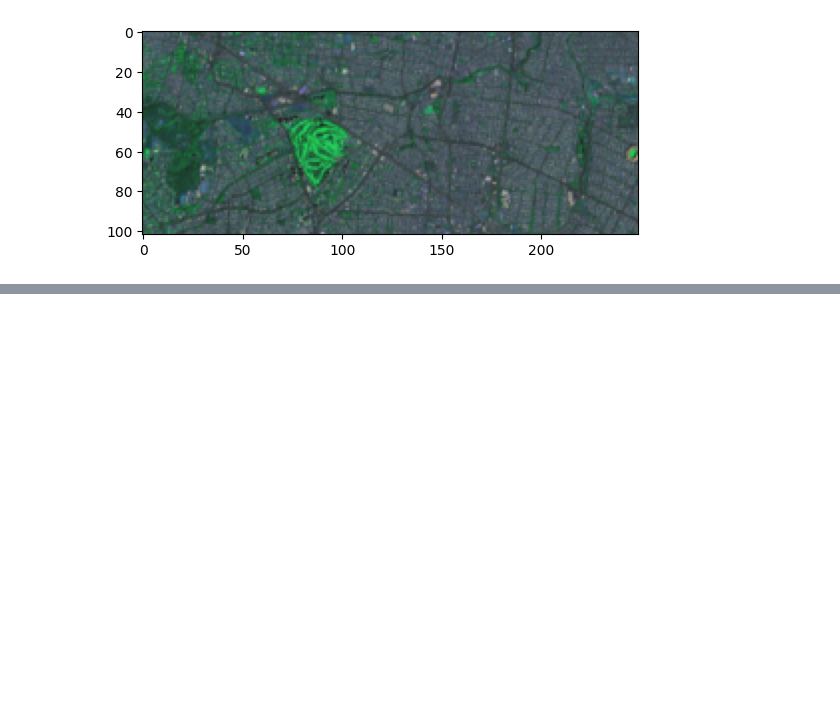
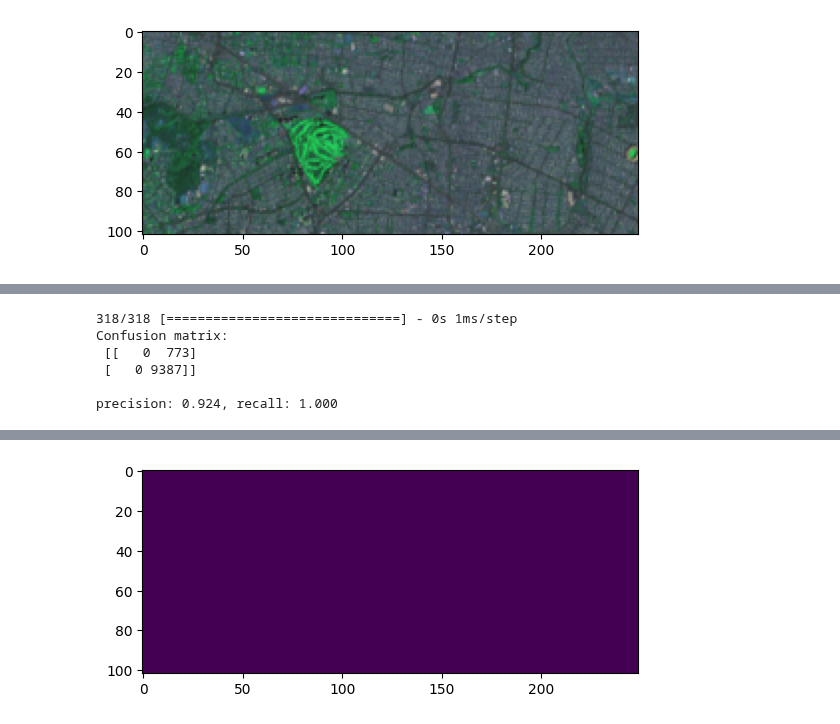
Before and after one commit to vshalisko/GEE, a Jupyter notebook: Colab/Landsat_ANN_test.ipynb, the cells around one changed output, grey strips where cells are left out. Saved outputs shown, nothing was run; the diff lists cells and outputs as text; code cells hidden in the pictures; blank space fills up the shorter version.

```diff
--- a/Colab/Landsat_ANN_test.ipynb
+++ b/Colab/Landsat_ANN_test.ipynb
@@ -185 +185,16 @@ Full B array (102, 249, 1)
 [figure]
+# %%
+array_full_t = np.transpose(array_full, (2, 0, 1))
+array_labels_t = np.transpose(array_labels, (2, 0, 1))
+print(array_full_t.shape)
+print(array_labels_t.shape)
+x_features = convert.array_to_table(array_full_t)
+y_labels = convert.array_to_table(array_labels_t)
+#featuresHyderabad = changeDimension(featuresHyderabad)
+nBands = x_features.shape[1]
+#labelBangalore = (labelBangalore == 1).astype(int)
+
+print(x_features.shape)
+print(x_features)
+print(y_labels.shape)
+print(y_labels)
@@ -185,0 +267,14 @@ Full B array (102, 249, 1)
+# %%
+from tensorflow import keras
+
+# Define the parameters of the model
+model = keras.Sequential([
+    keras.layers.Flatten(input_shape=(1, nBands)),
+    keras.layers.Dense(14, activation='relu'),
+    keras.layers.Dense(2, activation='softmax')])
+
+# Define the accuracy metrics and parameters
+model.compile(optimizer="adam", loss="sparse_categorical_crossentropy", metrics=["accuracy"])
+
+# Run the model
+model.fit(xTrain, yTrain, epochs=2)
@@ -185,0 +287,36 @@ Full B array (102, 249, 1)
+# %%
+from sklearn.metrics import confusion_matrix, precision_score, recall_score
+
+# Predict for test data
+yTestPredicted = model.predict(xTest)
+yTestPredicted = yTestPredicted[:,1]
+
+# Calculate and display the error metrics
+yTestPredicted = (yTestPredicted>0.5).astype(int)
+cMatrix = confusion_matrix(yTest, yTestPredicted)
+pScore = precision_score(yTest, yTestPredicted)
+rScore = recall_score(yTest, yTestPredicted)
+
+print("Confusion matrix:\n", cMatrix)
+print("\nprecision: %.3f, recall: %.3f" % (pScore, rScore))
+# %% [output]
+318/318 [==============================] - 0s 1ms/step
+Confusion matrix:
+ [[   0  773]
+ [   0 9387]]
+
+precision: 0.924, recall: 1.000
+# %%
+x_features_n = x_features / 32768
+x_features_n = x_features_n.reshape((x_features_n.shape[0], 1, x_features_n.shape[1]))
+
+predicted = model.predict(x_features_n)
+predicted = predicted[:,1]
+
+
+#Export raster
+prediction = np.reshape(predicted, (array_labels.shape[0], array_labels.shape[1]))
+B_img_pred = (prediction).astype('uint8')
+plt.imshow(B_img_pred[:,:])
+plt.show()
+# %% [output]
@@ -186,3 +324,4 @@ Full B array (102, 249, 1)
+[figure, added]
 # %%
 def loadTiff(in_image, init=None, size_img=None):
     src = raster.read(in_image, bands='all')
```
Also changed, not shown: parts of 7 cells of this notebook.
